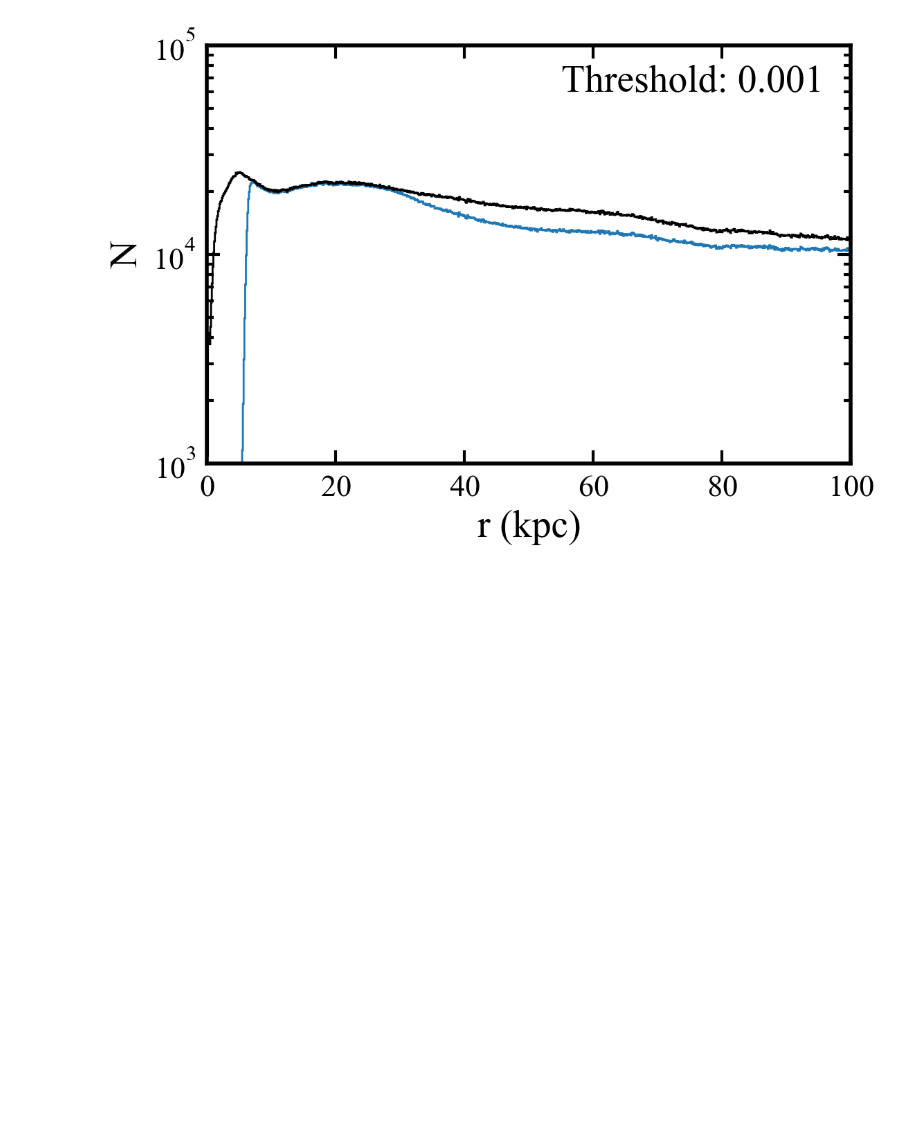
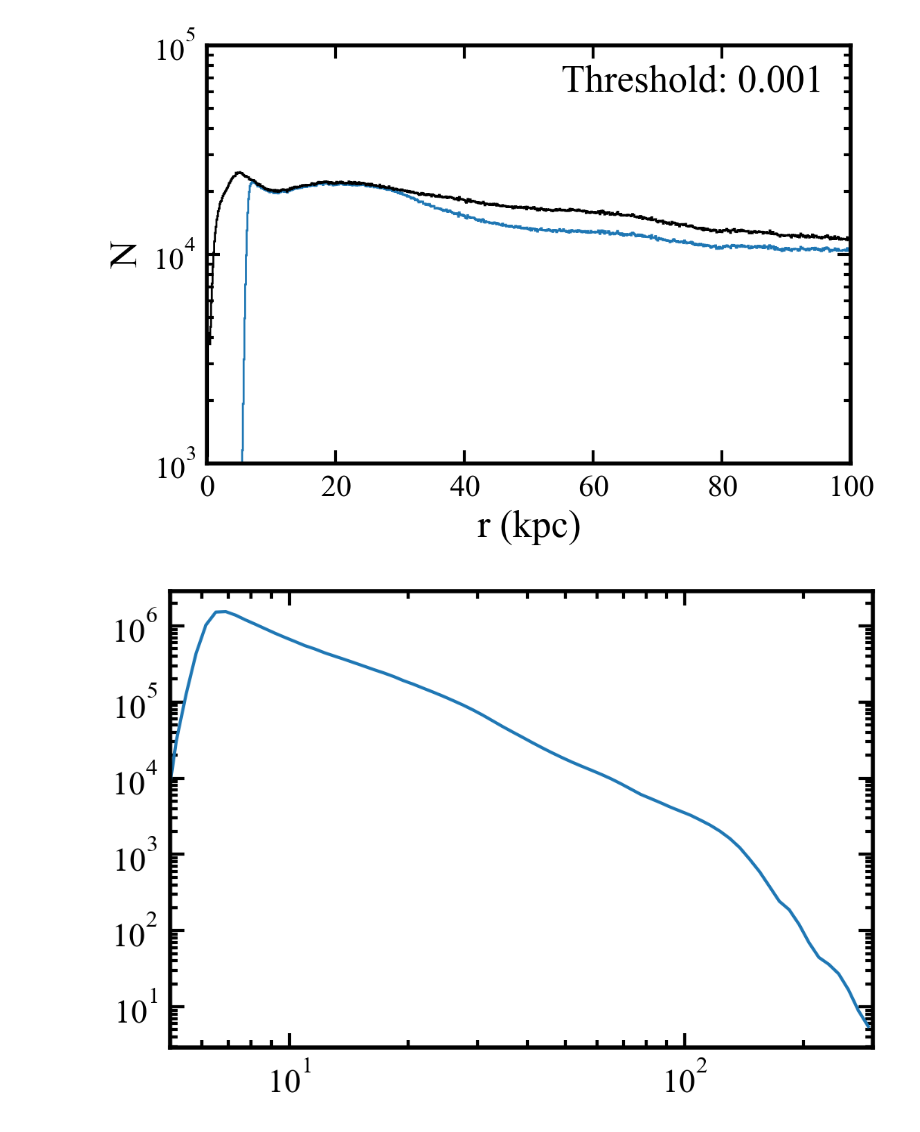
Before and after one commit to AndrewGraus/Stellar_Halo_Project, a Jupyter notebook: Test_with_new_model.ipynb, the cells around one changed output. Saved outputs shown, nothing was run; the diff lists cells and outputs as text; code cells hidden in the pictures; blank space fills up the shorter version.

```diff
--- a/Test_with_new_model.ipynb
+++ b/Test_with_new_model.ipynb
@@ -187,3 +220,27 @@ plt.text(55.0,6.0e4,'Threshold: {}'.format(threshold),fontsize=20)
 plt.show()
 # %% [output]
 [figure]
+# %%
+bins = np.logspace(1.0e-3,np.log10(300.0),100)
+threshold = 1.0e-3
+
+dist_halo = dist_gal[star_gal>threshold]
+
+density_profile = []
+
+for kk in range(len(bins)-1):
+    particle_mask = (dist_halo>bins[kk])&(dist_halo<bins[kk+1])
+    mass_bin = np.sum(particle_mask)*stellar_mass
+    bin_size = 4.0/3.0*np.pi*(bins[kk+1]**3.0-bins[kk]**3.0)
+    density_profile.append(mass_bin/bin_size)
+
+
+bins_plot = np.array([(bins[xx]+bins[xx+1])/2.0 for xx in range(len(bins)-1)])
+
+plt.plot(bins_plot,density_profile)
+plt.xscale('log')
+plt.yscale('log')
+plt.xlim([5.0,300.0])
+plt.show()
+# %% [output]
+[figure, added]
```
Also changed, not shown: parts of 21 cells of this notebook.
